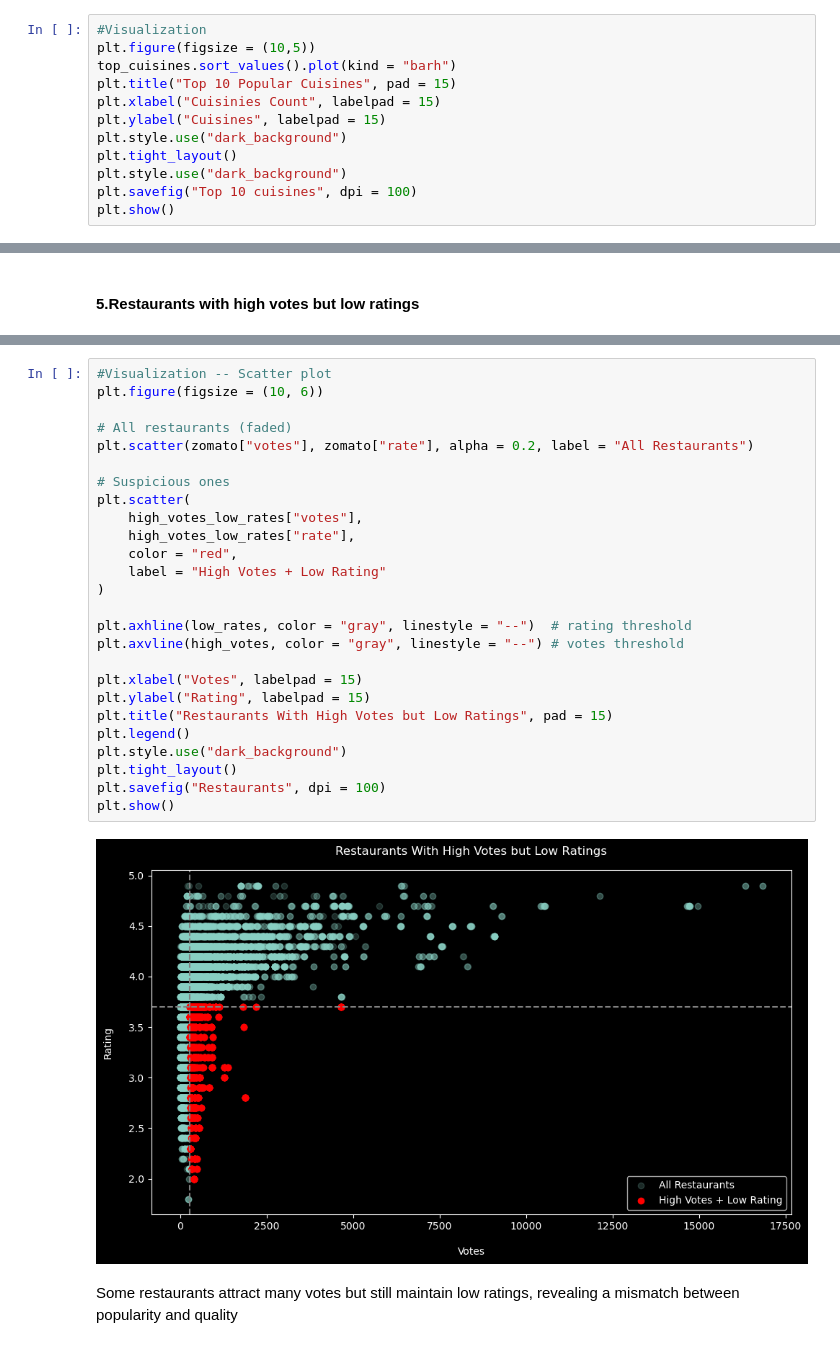
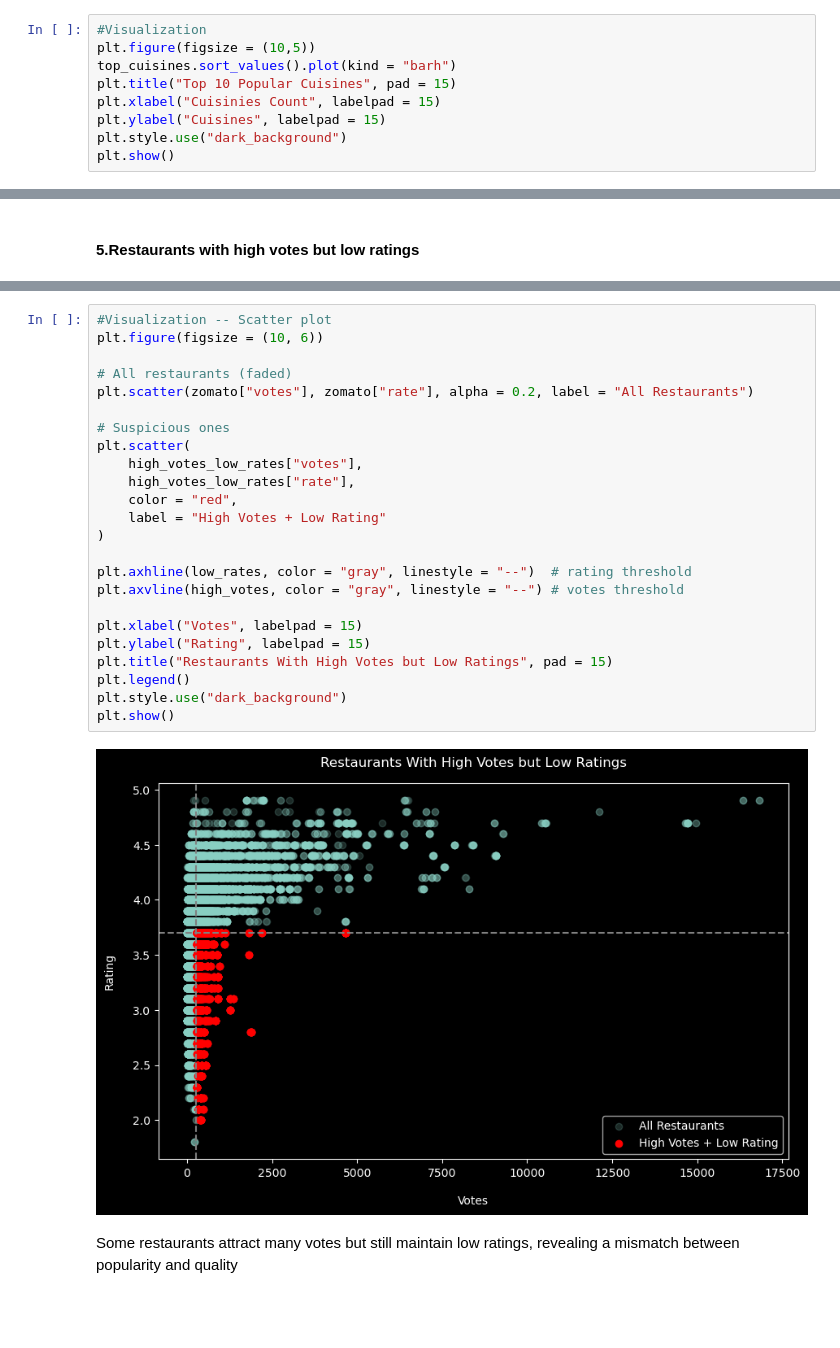
Before and after one commit to BhavyaSree2431/zomato-data-analysis-project, a Jupyter notebook: zomato_2.ipynb, the cells around one changed output, grey strips where cells are left out. Cells and saved outputs as stored; diff of their text form; blank space fills up the shorter version.

```diff
--- a/zomato_2.ipynb
+++ b/zomato_2.ipynb
@@ -286,8 +286,5 @@ plt.title("Top 10 Popular Cuisines", pad = 15)
 plt.xlabel("Cuisinies Count", labelpad = 15)
 plt.ylabel("Cuisines", labelpad = 15)
 plt.style.use("dark_background")
-plt.tight_layout()
-plt.style.use("dark_background")
-plt.savefig("Top 10 cuisines", dpi = 100)
 plt.show()
 # %% [output]
@@ -379,31 +372,29 @@ high_votes_low_rates.head(4)
 # %%
 #Visualization -- Scatter plot
 plt.figure(figsize = (10, 6))
 
 # All restaurants (faded)
 plt.scatter(zomato["votes"], zomato["rate"], alpha = 0.2, label = "All Restaurants")
 
 # Suspicious ones
 plt.scatter(
     high_votes_low_rates["votes"],
     high_votes_low_rates["rate"],
     color = "red",
     label = "High Votes + Low Rating"
 )
 
 plt.axhline(low_rates, color = "gray", linestyle = "--")  # rating threshold
 plt.axvline(high_votes, color = "gray", linestyle = "--") # votes threshold
 
 plt.xlabel("Votes", labelpad = 15)
 plt.ylabel("Rating", labelpad = 15)
 plt.title("Restaurants With High Votes but Low Ratings", pad = 15)
 plt.legend()
 plt.style.use("dark_background")
-plt.tight_layout()
-plt.savefig("Restaurants", dpi = 100)
 plt.show()
 # %% [output]
-[figure, old version]
+[figure, new version]
 # %% [markdown]
 <p>Some restaurants attract many votes but still maintain low ratings, revealing a mismatch between popularity and quality</p>
 # %% [markdown]
```
Also changed, not shown: parts of 3 cells of this notebook.
